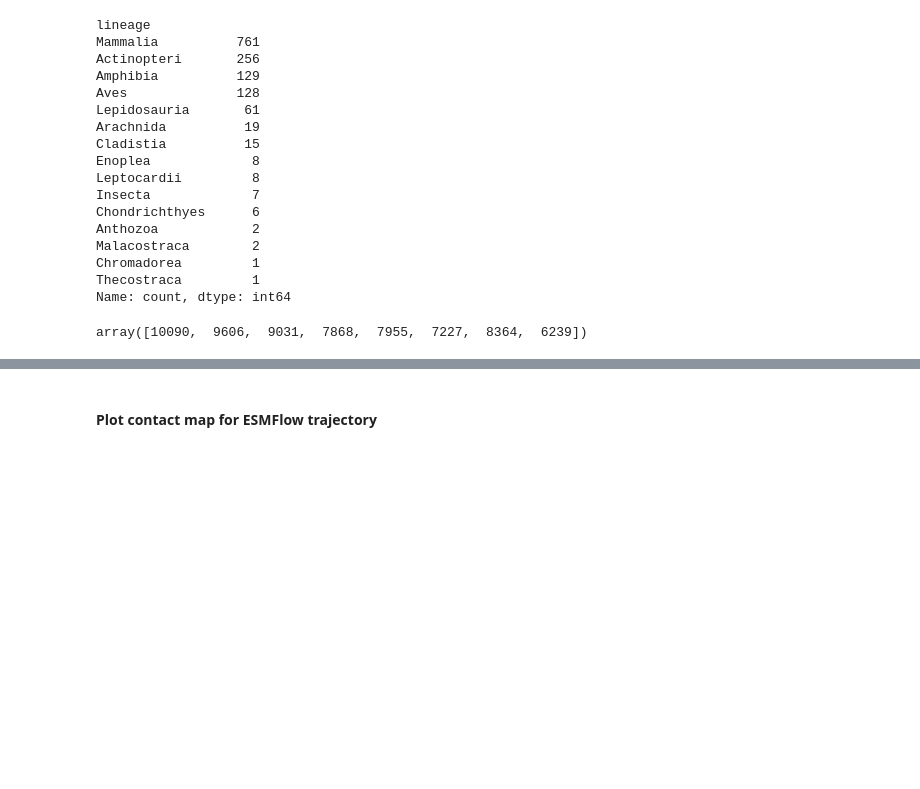
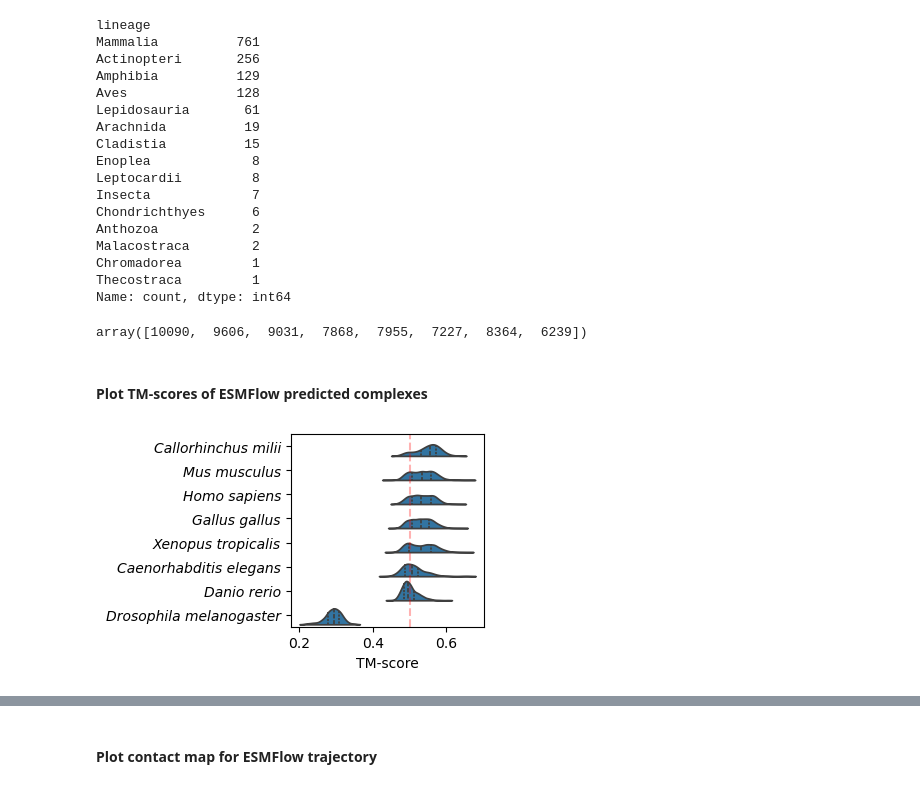
Before and after one commit to lcscs12345/ppi_conservation, a Jupyter notebook: jupyter_notebooks/wnt_ror.ipynb, the cells around one changed output, grey strips where cells are left out. Drawn from its saved outputs; the diff is of its cells as text; code cells hidden in the pictures; blank space fills up the shorter version.

```diff
--- a/jupyter_notebooks/wnt_ror.ipynb
+++ b/jupyter_notebooks/wnt_ror.ipynb
@@ -471,3 +471,49 @@ selected.to_pickle('../data/selected.pkl.gz')
 selected[['name','seqres']].to_csv('../data/selected.csv',index=None)
 # %% [output]
 array([10090,  9606,  9031,  7868,  7955,  7227,  8364,  6239])
+# %% [markdown]
+#### Plot TM-scores of ESMFlow predicted complexes
+# %%
+from glob import glob
+import pandas as pd
+import matplotlib.pyplot as plt
+import seaborn as sns
+
+
+scores = []
+for i in glob('../../../ppi/doc/alphaflow/output/*.usalign.pkl.gz'):
+    score = pd.read_pickle(i).reset_index(drop=True).reset_index()
+    score['TM-scores'] = score['TM-scores'].apply(lambda x: x[0])
+    score['model'] = score['model'].str.replace('/home/limch05p/doc/alphaflow/output/','').str.replace('_relaxed.pdb','')
+    score = score[['index','model','TM-scores','RMSD']]
+    score.columns = ['model','pair','TM-scores','RMSD']
+    scores.append(score)
+
+scores = pd.concat(scores)
+scores['Species'] = scores['pair'].str.split('_').apply(lambda x: x[1])
+
+sp = {'HUMAN':'Homo sapiens',
+      'MOUSE':'Mus musculus',
+      'CHICK':'Gallus gallus',
+      'XENTR':'Xenopus tropicalis',
+      'DANRE':'Danio rerio',
+      'DROME':'Drosophila melanogaster',
+      'CAEEL':'Caenorhabditis elegans',
+      'CALMI':'Callorhinchus milii'}
+
+scores['Species'] = scores.Species.apply(lambda x: sp[x])
+# %%
+plt.figure(figsize=(2.5,2.5))
+
+order = scores.groupby('Species')['TM-scores'].median().sort_values().iloc[::-1].index
+g=sns.violinplot(data=scores, x='TM-scores', y='Species', split=True, inner="quart", order=order)
+g.set_yticks(order)
+g.set_yticklabels(labels=order, fontstyle='italic')
+g.set(ylabel=None)
+
+plt.axvline(x=0.5, color='r', linestyle='--', alpha=0.3)
+plt.xlabel('TM-score')
+
+plt.savefig('../figs/esmflow_tmscores.pdf', bbox_inches='tight')
+# %% [output]
+[figure, added]
```
Also changed, not shown: parts of 5 cells of this notebook.
